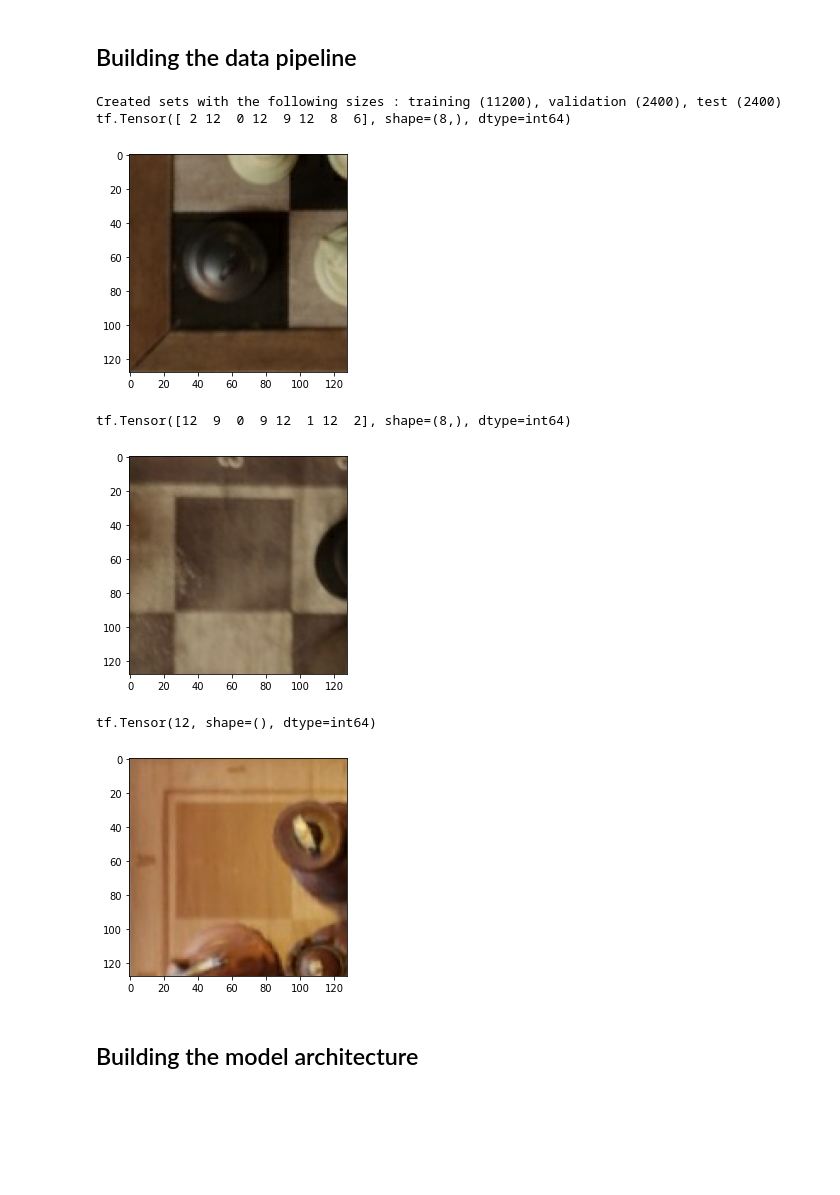
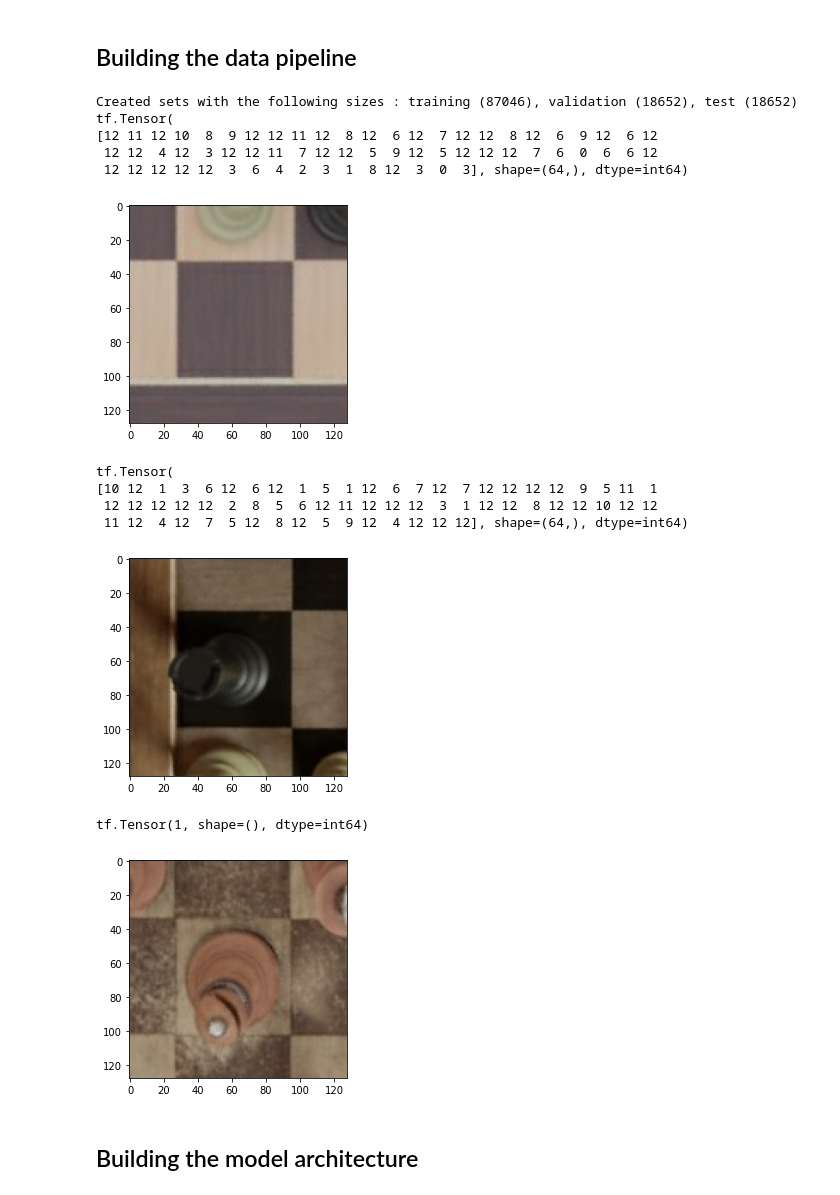
Before and after one commit to TheFamousRat/ChessR, a Jupyter notebook: notebook/ChessR_network.ipynb, the cells around one changed output. Saved outputs shown, nothing was run; the diff lists cells and outputs as text; code cells hidden in the pictures; blank space fills up the shorter version.

```diff
--- a/notebook/ChessR_network.ipynb
+++ b/notebook/ChessR_network.ipynb
@@ -74,7 +64,7 @@ TF_RECORDS_FOLDER = "tfrecords"
 CONFIG_FILE_PATH = os.path.join(DATA_FOLDER, "config.json")
 # Size of the training images
 IMAGE_SIZE = 128
-BATCH_SIZE = 8
+BATCH_SIZE = 64
 # Proportion of the data dedicated to validation
 TRAIN_PROPORTION = 0.7
 VAL_PROPORTION = 0.15
@@ -241,6 +255,7 @@ for imgName in tqdm.tqdm(imagesFiles):
     ## Extracting the unwrapped board image
     # Setting its size so that
     boardImgSize = np.ceil((boardSize * IMAGE_SIZE)/(1.0 + IMAGE_GROWTH_FACTOR * (boardSize - 1.0))).astype(int)
+    boardImgSize = tuple(boardImgSize)
 
     boardImage = unprojectCropFromRelativeCoords(sceneImg, cornersRel, boardImgSize, IMAGE_GROWTH_FACTOR)
 
@@ -324,7 +339,7 @@ def makeTFRecordsDataset(recordsPaths_):
 
     return dataset
 
-datasetSize = 16000
+#datasetSize = 16000
 trainSize = int(datasetSize * TRAIN_PROPORTION)
 valSize = int(datasetSize * VAL_PROPORTION)
 testSize = int(datasetSize * TEST_PROPORTION)
@@ -334,40 +349,46 @@ valTestSepPoint = trainValSepPoint + testSize
 
 # Building datasets
 recordsPaths = [os.path.join(TF_RECORDS_FOLDER, filepath) for filepath in os.listdir(TF_RECORDS_FOLDER)]
 trainDs = makeTFRecordsDataset(recordsPaths[0:trainSize])
 valDs = makeTFRecordsDataset(recordsPaths[trainSize:trainValSepPoint])
 testDs = makeTFRecordsDataset(recordsPaths[trainValSepPoint:valTestSepPoint])
 recordsPaths = None
 
 print("Created sets with the following sizes : training ({}), validation ({}), test ({})".format(trainSize, valSize, testSize))
 
 if True:
     # Checking if everything looks to have loaded normally
     img, classId = next(iter(trainDs))
     print(classId)
     plt.figure()
     plt.imshow(img[0])
     plt.show()
 
     img, classId = next(iter(valDs))
     print(classId)
     plt.figure()
     plt.imshow(img[0])
     plt.show()
 
     img, classId = next(iter(testDs))
     print(classId[0])
     plt.figure()
     plt.imshow(img[0])
     plt.show()
 # %% [output]
-Created sets with the following sizes : training (11200), validation (2400), test (2400)
-tf.Tensor([ 2 12  0 12  9 12  8  6], shape=(8,), dtype=int64)
+Created sets with the following sizes : training (87046), validation (18652), test (18652)
+tf.Tensor(
+[12 11 12 10  8  9 12 12 11 12  8 12  6 12  7 12 12  8 12  6  9 12  6 12
+ 12 12  4 12  3 12 12 11  7 12 12  5  9 12  5 12 12 12  7  6  0  6  6 12
+ 12 12 12 12 12  3  6  4  2  3  1  8 12  3  0  3], shape=(64,), dtype=int64)
-[figure, old version]
+[figure, new version]
-tf.Tensor([12  9  0  9 12  1 12  2], shape=(8,), dtype=int64)
+tf.Tensor(
+[10 12  1  3  6 12  6 12  1  5  1 12  6  7 12  7 12 12 12 12  9  5 11  1
+ 12 12 12 12 12  2  8  5  6 12 11 12 12 12  3  1 12 12  8 12 12 10 12 12
+ 11 12  4 12  7  5 12  8 12  5  9 12  4 12 12 12], shape=(64,), dtype=int64)
-[figure, old version]
+[figure, new version]
-tf.Tensor(12, shape=(), dtype=int64)
+tf.Tensor(1, shape=(), dtype=int64)
-[figure, old version]
+[figure, new version]
 # %% [markdown]
 ## Building the model architecture
 # %% [markdown]
```
Also changed, not shown: parts of 11 cells of this notebook.
